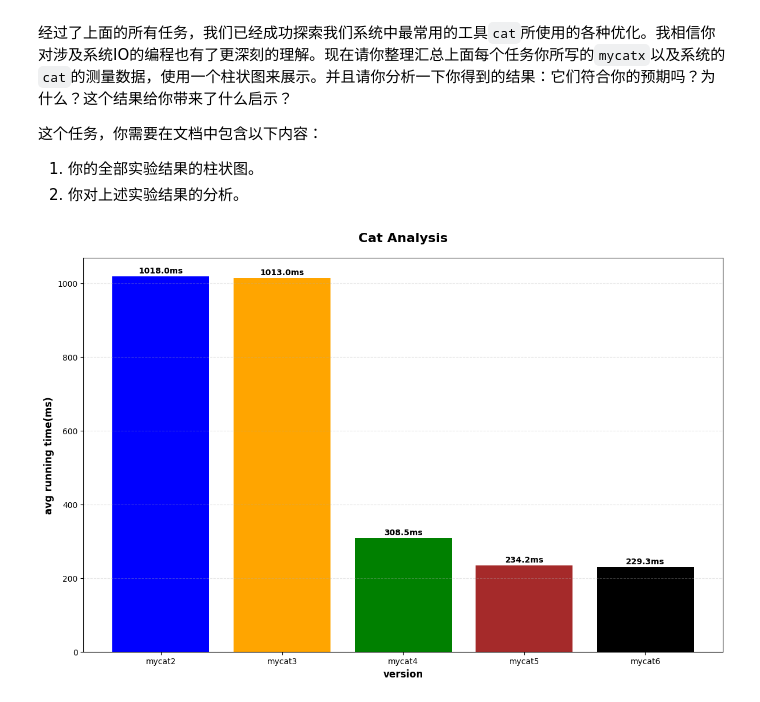
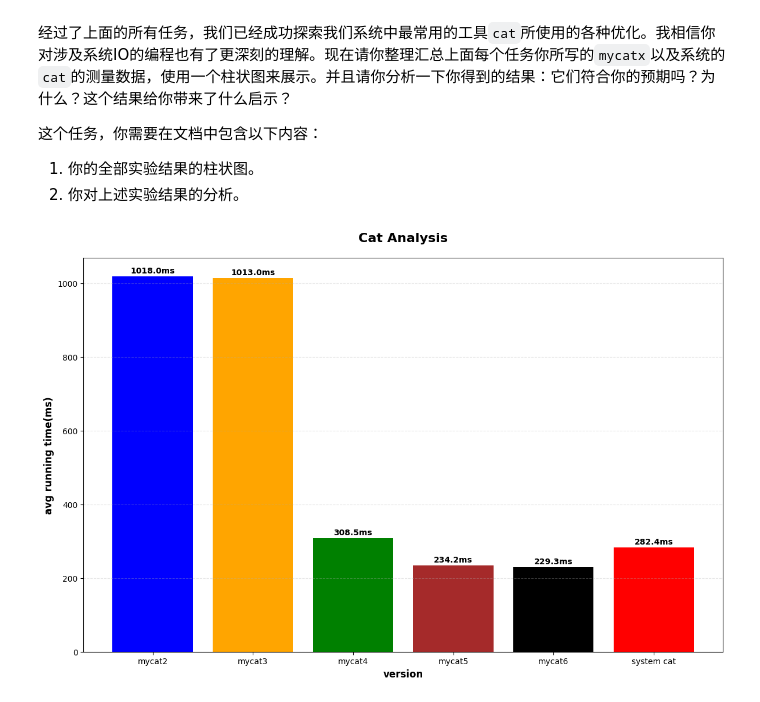
Before and after one commit to RUCICS/meowhw-plantman123, a Jupyter notebook: meowlab.ipynb, the cells around one changed output. Saved outputs shown, nothing was run; the diff lists cells and outputs as text; code cells hidden in the pictures.

```diff
--- a/meowlab.ipynb
+++ b/meowlab.ipynb
@@ -419,25 +419,24 @@ Benchmark 1: ./target/mycat6 test.txt
 # %%
 import matplotlib.pyplot as plt
 import numpy as np
 
-programs = ['mycat2', 'mycat3', 'mycat4', 'mycat5', 'mycat6']
-times_ms = [1018.0, 1013.0, 308.5, 234.2, 229.3]
+programs = ['mycat2', 'mycat3', 'mycat4', 'mycat5', 'mycat6', 'system cat']
+times_ms = [1018.0, 1013.0, 308.5, 234.2, 229.3, 282.4]  # 假设system cat的时间为1500.0毫秒
 
 plt.figure(figsize=(12, 8))
-bars = plt.bar(programs, times_ms, color=['blue', 'orange', 'green', 'brown', 'black'])
+bars = plt.bar(programs, times_ms, color=['blue', 'orange', 'green', 'brown', 'black', 'red'])
 
 for bar, time in zip(bars, times_ms):
     height = bar.get_height()
     plt.text(bar.get_x() + bar.get_width()/2., height + 5,
              f'{time:.1f}ms', ha='center', va='bottom', fontsize=10, fontweight='bold')
 
 plt.title('Cat Analysis', fontsize=16, fontweight='bold', pad=20)
 plt.xlabel('version', fontsize=12, fontweight='bold')
 plt.ylabel('avg running time(ms)', fontsize=12, fontweight='bold')
 plt.grid(axis='y', alpha=0.3, linestyle='--')
 
-
 plt.tight_layout()
 plt.show()
 # %% [output]
-[figure, old version]
+[figure, new version]
```
Also changed, not shown: 4 other files.
